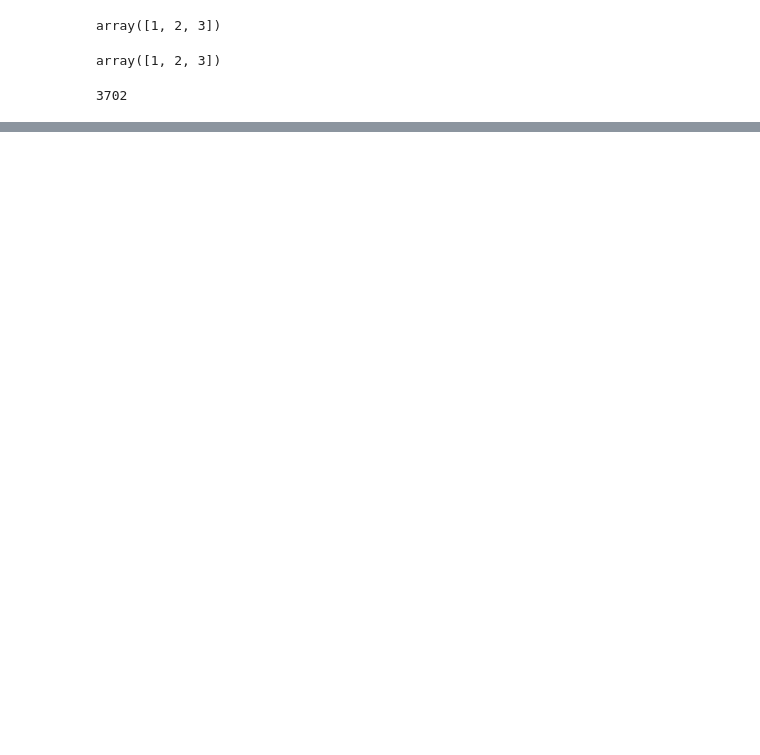
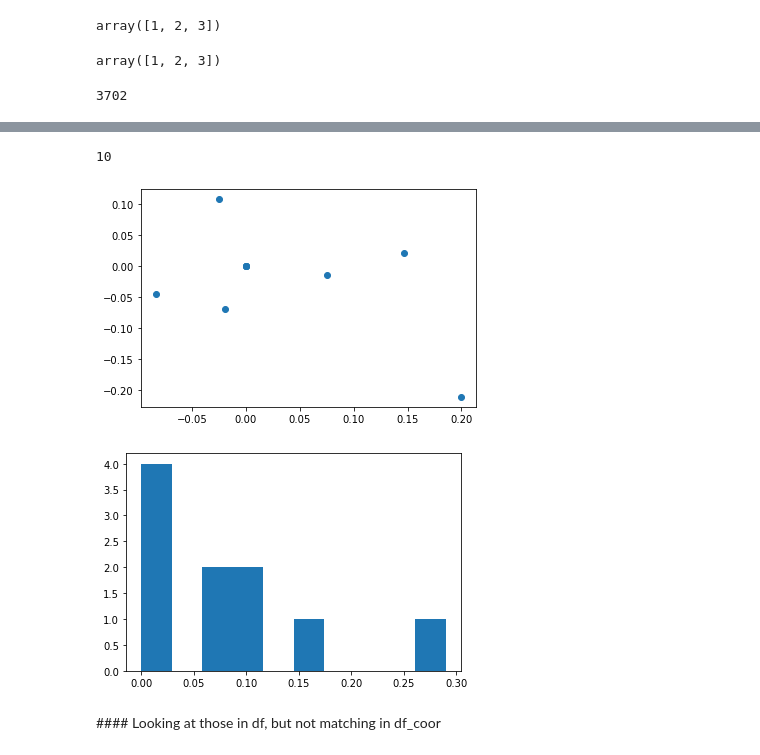
Before and after one commit to tobiasgeron/coordinate_matching, a Jupyter notebook: Example.ipynb, the cells around one changed output, grey strips where cells are left out. Saved outputs shown, nothing was run; the diff lists cells and outputs as text; code cells hidden in the pictures; blank space fills up the shorter version.

```diff
--- a/Example.ipynb
+++ b/Example.ipynb
@@ -48,4 +80,4 @@ len(df)
 # %%
-idx, _, _, _ = match_catalogs([np.array(df_manga['objra']),np.array(df_manga['objdec'])],
-               [np.array(df_gz['ra']),np.array(df_gz['dec'])],
-               limit = 10)
+idx, _, _, _ = match_catalogs([df_manga['objra'],df_manga['objdec']],
+               [df_gz['ra'],df_gz['dec']],
+               limit = 2)
@@ -55,0 +142,21 @@ len(np.where(~np.isnan(idx))[0])
+# %%
+idx_mismatch = np.where(df_coor['iauname_manga'] != df_coor['iauname_gz'])[0]
+# %%
+len(idx_mismatch)
+# %% [output]
+10
+# %%
+delta_ra = (df_coor['ra'][idx_mismatch] - df_coor['objra'][idx_mismatch]) * 3600
+delta_dec = (df_coor['dec'][idx_mismatch] - df_coor['objdec'][idx_mismatch]) * 3600
+
+plt.scatter(delta_ra,delta_dec)
+plt.show()
+
+delta = np.sqrt(delta_ra**2 + delta_dec**2)
+plt.hist(delta)
+plt.show()
+# %% [output]
+[figure, added]
+[figure, added]
+# %% [markdown]
+#### Looking at those in df, but not matching in df_coor
```
Also changed, not shown: parts of 10 cells of this notebook, 2 other files.
